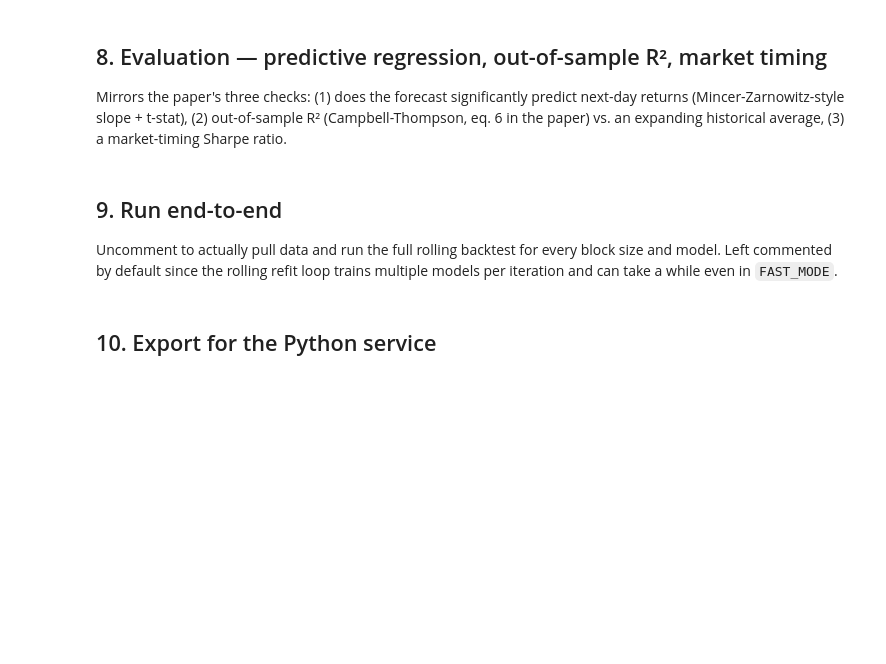
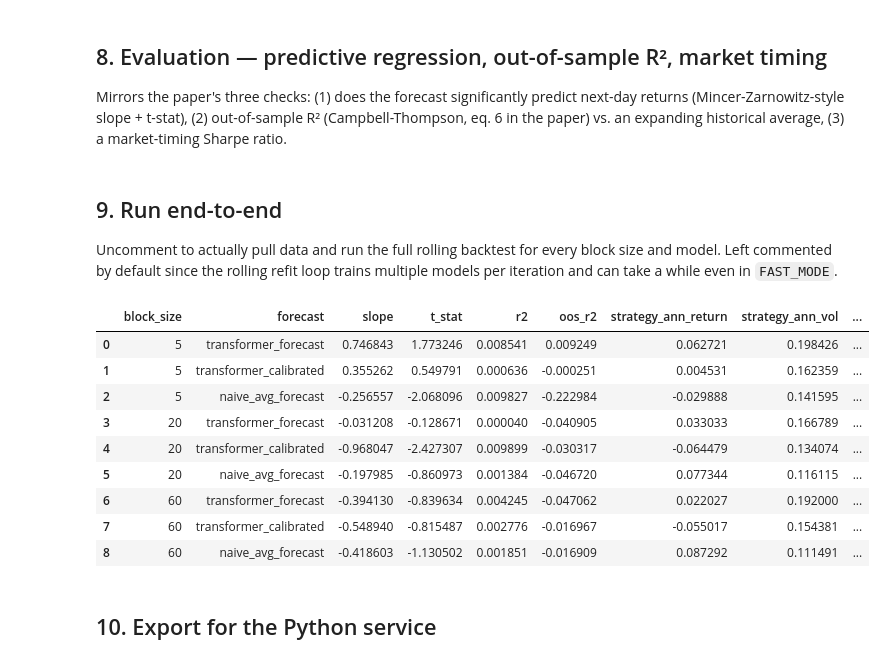
Before and after one commit to sholazypanda/tradingapp, a Jupyter notebook: notebooks/market_transformer_return_timing.ipynb, the cells around one changed output. Saved outputs shown, nothing was run; the diff lists cells and outputs as text; code cells hidden in the pictures; blank space fills up the shorter version.

```diff
--- a/notebooks/market_transformer_return_timing.ipynb
+++ b/notebooks/market_transformer_return_timing.ipynb
@@ -78,12 +102,11 @@ def load_market_excess_returns(start: str, end: str) -> pd.Series:
 
     ff = pdr.DataReader("F-F_Research_Data_Factors_daily", "famafrench", start=start, end=end)[0]
     r = ff["Mkt-RF"] / 100.0
-    r.index = pd.to_datetime(r.index)
+    # pandas_datareader's FamaFrench reader returns a PeriodIndex for daily data;
+    # recent pandas versions raise on pd.to_datetime(PeriodIndex) instead of
+    # silently converting, so handle it explicitly via .to_timestamp().
+    r.index = r.index.to_timestamp() if isinstance(r.index, pd.PeriodIndex) else pd.to_datetime(r.index)
     return r.rename("mkt_excess_return")
-
-
-# returns = load_market_excess_returns(cfg.start_date, cfg.end_date)
-# returns.describe()
 # %% [markdown]
 ## 3. Windowing — sequence input for the Transformer, flattened input for RF/NN
 
@@ -314,22 +349,33 @@ def market_timing_backtest(df: pd.DataFrame, forecast_col: str, risk_free_daily:
 
 Uncomment to actually pull data and run the full rolling backtest for every block size and model. Left commented by default since the rolling refit loop trains multiple models per iteration and can take a while even in `FAST_MODE`.
 # %%
-# returns = load_market_excess_returns(cfg.start_date, cfg.end_date)
-#
-# summary = []
-# for block_size in cfg.block_sizes:
-#     df = run_rolling_backtest(returns, block_size, cfg)
-#     df["transformer_calibrated"] = post_ml_recalibrate(df, "transformer_forecast")
-#     df["rf_calibrated"] = post_ml_recalibrate(df, "rf_forecast")
-#     df["nn_calibrated"] = post_ml_recalibrate(df, "nn_forecast")
-#
-#     for forecast_col in ["transformer_forecast", "transformer_calibrated", "naive_avg_forecast"]:
-#         reg = predictive_regression(df, forecast_col)
-#         r2 = out_of_sample_r2(df, forecast_col)
-#         timing = market_timing_backtest(df, forecast_col)
-#         summary.append({"block_size": block_size, "forecast": forecast_col, **reg, "oos_r2": r2, **timing})
-#
-# pd.DataFrame(summary)
+returns = load_market_excess_returns(cfg.start_date, cfg.end_date)
+
+summary = []
+for block_size in cfg.block_sizes:
+    df = run_rolling_backtest(returns, block_size, cfg)
+    df["transformer_calibrated"] = post_ml_recalibrate(df, "transformer_forecast")
+    df["rf_calibrated"] = post_ml_recalibrate(df, "rf_forecast")
+    df["nn_calibrated"] = post_ml_recalibrate(df, "nn_forecast")
+
+    for forecast_col in ["transformer_forecast", "transformer_calibrated", "naive_avg_forecast"]:
+        reg = predictive_regression(df, forecast_col)
+        r2 = out_of_sample_r2(df, forecast_col)
+        timing = market_timing_backtest(df, forecast_col)
+        summary.append({"block_size": block_size, "forecast": forecast_col, **reg, "oos_r2": r2, **timing})
+
+pd.DataFrame(summary)
+# %% [output]
+|  | block_size | forecast | slope | t_stat | r2 | oos_r2 | strategy_ann_return | strategy_ann_vol | ... |
+| 0 | 5 | transformer_forecast | 0.746843 | 1.773246 | 0.008541 | 0.009249 | 0.062721 | 0.198426 | ... |
+| 1 | 5 | transformer_calibrated | 0.355262 | 0.549791 | 0.000636 | -0.000251 | 0.004531 | 0.162359 | ... |
+| 2 | 5 | naive_avg_forecast | -0.256557 | -2.068096 | 0.009827 | -0.222984 | -0.029888 | 0.141595 | ... |
+| 3 | 20 | transformer_forecast | -0.031208 | -0.128671 | 0.000040 | -0.040905 | 0.033033 | 0.166789 | ... |
+| 4 | 20 | transformer_calibrated | -0.968047 | -2.427307 | 0.009899 | -0.030317 | -0.064479 | 0.134074 | ... |
+| 5 | 20 | naive_avg_forecast | -0.197985 | -0.860973 | 0.001384 | -0.046720 | 0.077344 | 0.116115 | ... |
+| 6 | 60 | transformer_forecast | -0.394130 | -0.839634 | 0.004245 | -0.047062 | 0.022027 | 0.192000 | ... |
+| 7 | 60 | transformer_calibrated | -0.548940 | -0.815487 | 0.002776 | -0.016967 | -0.055017 | 0.154381 | ... |
+| 8 | 60 | naive_avg_forecast | -0.418603 | -1.130502 | 0.001851 | -0.016909 | 0.087292 | 0.111491 | ... |
 # %% [markdown]
 ## 10. Export for the Python service
 # %%
```
Also changed, not shown: parts of 4 cells of this notebook, 5 other files.
